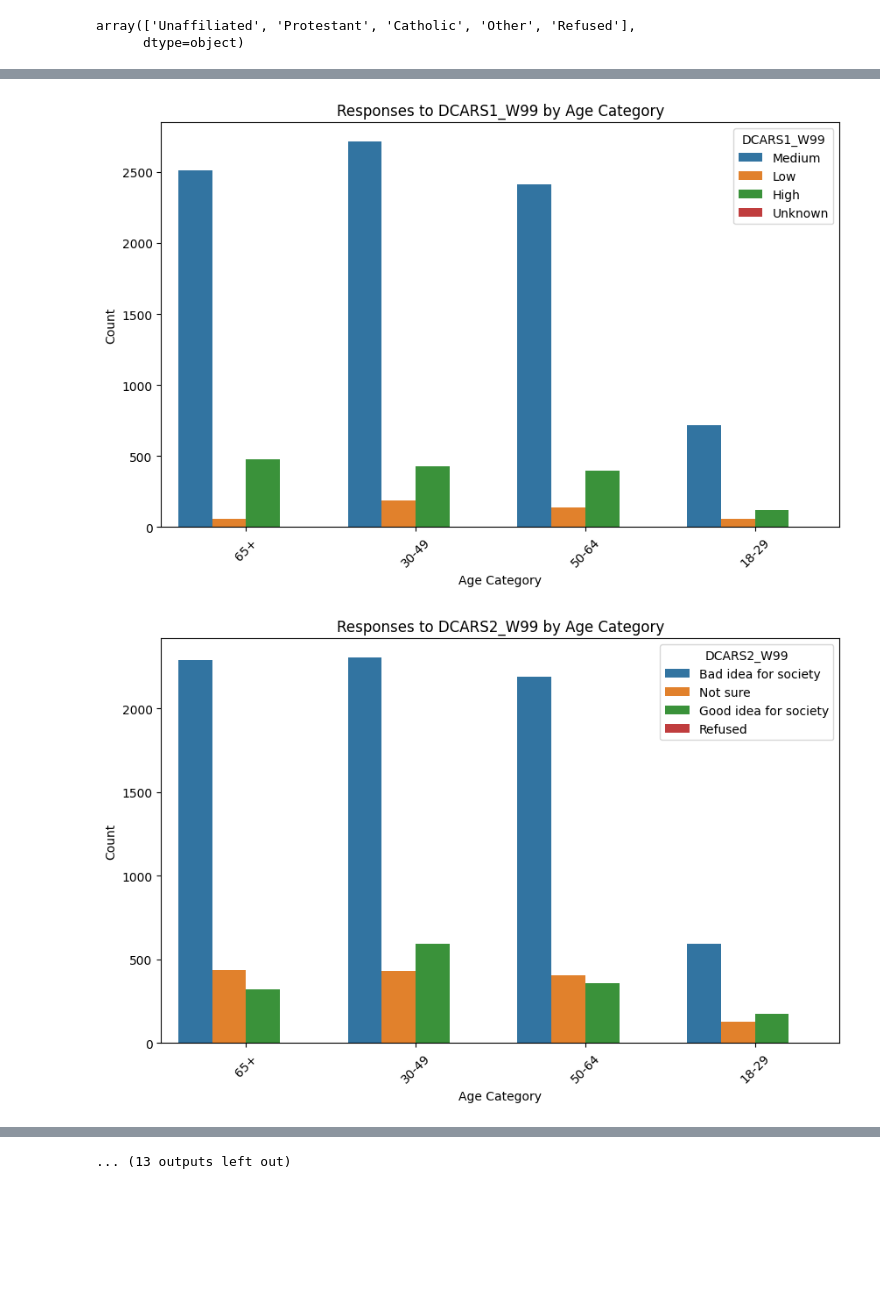
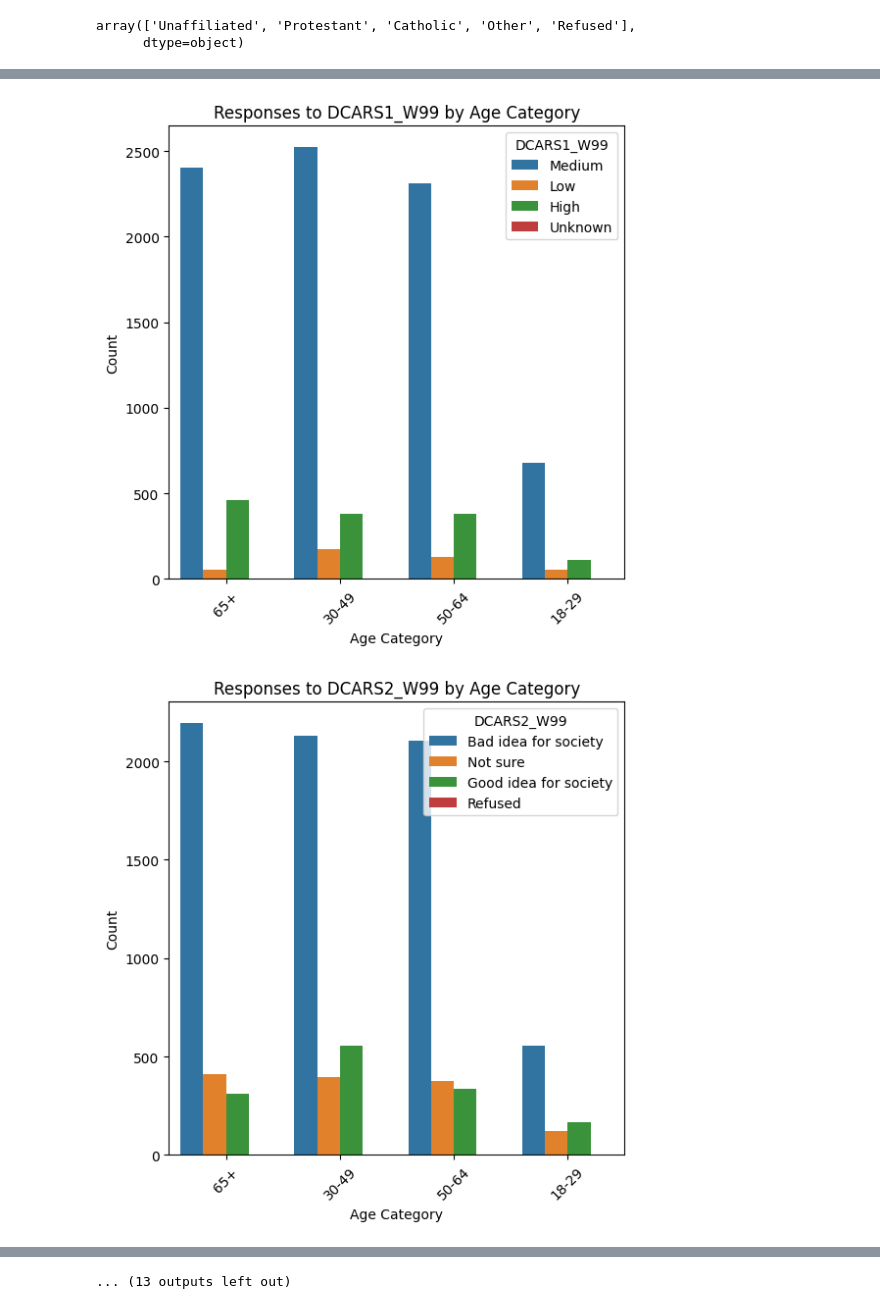
Before and after one commit to ggotoo/Artificial-Intelligence, a Jupyter notebook: example.ipynb, the cells around one changed output, grey strips where cells are left out. Saved outputs shown, nothing was run; the diff lists cells and outputs as text; code cells hidden in the pictures; blank space fills up the shorter version.

```diff
--- a/example.ipynb
+++ b/example.ipynb
@@ -140,6 +146,6 @@ Index(['CNCEXC_W99', 'ALGFAIR_W99', 'DISCRIM1_a_W99', 'DISCRIM1_b_W99',
       dtype='object')
 # %%
-df.dropna(subset=cols_to_drop, inplace=True)
+df_dropped.dropna(subset=cols_to_drop, inplace=True)
 # %%
 cols_with_missing_values = df_dropped.columns[df_dropped.isna().sum() > 0]
 cols_with_missing_values
@@ -208,11 +207,11 @@ columns_to_impute = [
 imputer = SimpleImputer(strategy='most_frequent')
 
 # Apply the imputer to the specified columns
-df_dropped[columns_to_impute] = imputer.fit_transform(df_dropped[columns_to_impute])
+df[columns_to_impute] = imputer.fit_transform(df[columns_to_impute])
 
 # Save the cleaned dataset
-df_dropped.to_csv('https://docs.google.com/spreadsheets/d/1ph9qcAk_hZsUnVWmDIBgs5NF-9iX4uP3/export?format=csv', index=False)
+df.to_csv('https://docs.google.com/spreadsheets/d/1ph9qcAk_hZsUnVWmDIBgs5NF-9iX4uP3/export?format=csv', index=False)
 
 # Optional: Display the first few rows of the updated dataframe
-df_dropped.head()
+df.head()
 # %% [output]
@@ -478,39 +472,39 @@ dcars_columns = [col for col in df_filtered.columns if col.startswith('DCARS')]
 demographic_columns = ['F_AGECAT', 'F_GENDER', 'F_INC_TIER2', 'F_REG', 'F_RACETHNMOD', 'F_CITIZEN', 'F_EDUCCAT2', 'F_MARITAL', 'F_PARTY_FINAL']
 
 for col in dcars_columns:
-    plt.figure(figsize=(10, 6))
+    plt.figure(figsize=(6, 6))
     sns.countplot(data=df_filtered, x='F_AGECAT', hue=col)
     plt.title(f'Responses to {col} by Age Category')
     plt.xlabel('Age Category')
     plt.ylabel('Count')
     plt.legend(title=col)
     plt.xticks(rotation=45)
     plt.show()
 #DCARS1 How much have you heard or read about driverless passenger vehicles?
 #DCARS2 Do you think widespread use of driverless passenger vehicles would be a…
 #DCARS3 Would you personally want to ride in a driverless passenger vehicle, if you had the opportunity?
 #DCARS4 If the use of driverless passenger vehicles becomes widespread, do you think each of the following would happen? [RANDOMIZE ITEMS]
 #   a. Older adults and people with disabilities will be able to live more independently
 #   b. Many people who make their living by driving others or delivering things with passenger vehicles would lose their jobs
 #   c. Getting from place to place would be less stressful
 #   d. The computer systems in driverless
 #DCARS5 If the use of driverless passenger vehicles becomes widespread, do you think that would…
 #DCARS6 If the use of driverless passenger vehicles becomes widespread, do you think that would…
 #DCARS7 In the case of an unavoidable accident, should the computer systems guiding driverless vehicles be designed to prioritize the safety of…
 #DCARS8 How much of a role do you think each of the following groups should have in setting standards for how driverless passenger vehicles are used?
 #   a. Federal government agencies
 #   b The companies that develop driverless passenger vehicles
 #   c. The people who use driverless passenger vehicles
 #   d. The dealerships that sell driverless passenger vehicles
 #DCARS9 If the use of driverless passenger vehicles becomes widespread, which is your greater concern?
 #DCARS10 Which statement comes closer to your view when it comes to ensuring the safety and effectiveness of driverless passenger vehicles?
 #DCARS11 Would the use of driverless passenger vehicles be more acceptable, less acceptable or would it make no difference in each of the following circumstances?
 #DCARS12 If the use of driverless passenger vehicles became widespread, how comfortable would you feel sharing the road with them?
 #DCARS13 The technology used to operate driverless passenger vehicles could be used for a number of purposes. Would you favor or oppose the use of this technology in each of the following purposes?
 #   a. Taxis and ride-sharing vehicles
 #   b. 18-wheeler trucks
 #   c. Buses for public transportation
 #   d. Delivery vehicles
 # %% [output]
-[figure, old version]
+[figure, new version]
-[figure, old version]
+[figure, new version]
```
Also changed, not shown: parts of 18 cells of this notebook.
